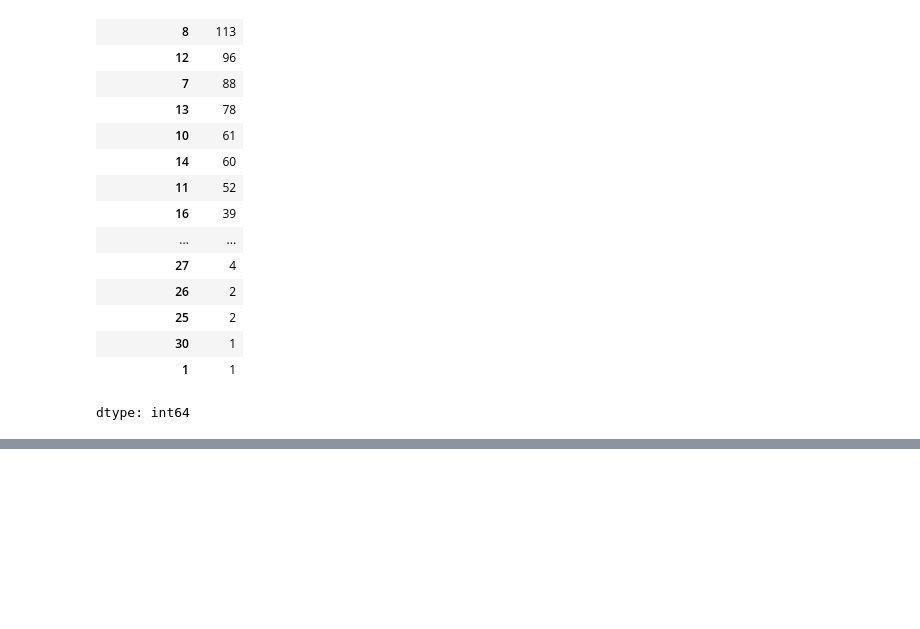
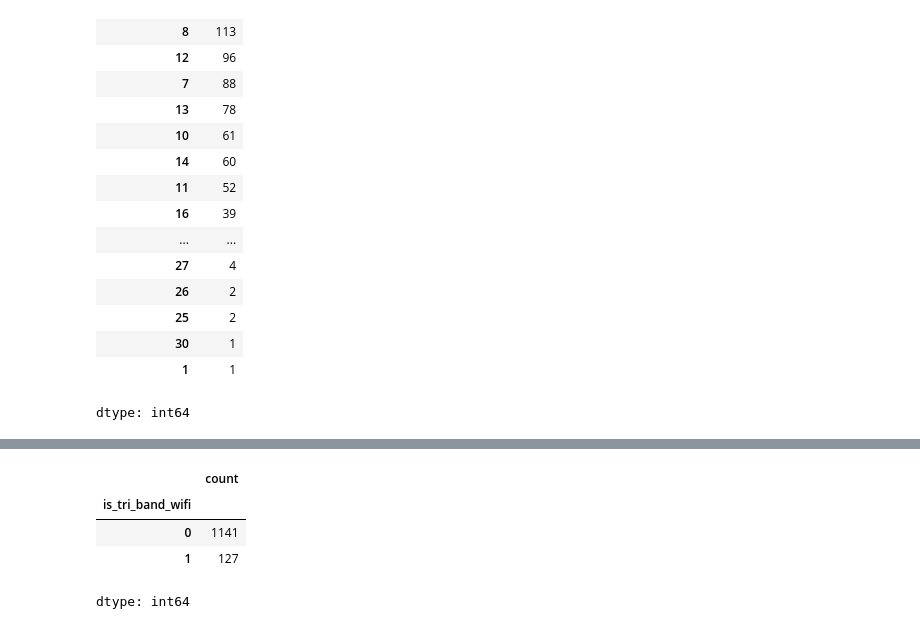
Before and after one commit to rajeshxdatascience/smartphone-recommender-system, a Jupyter notebook: SpecLens_AI_Data_Engineering.ipynb, the cells around one changed output, grey strips where cells are left out. Cells and saved outputs as stored; diff of their text form; code cells hidden in the pictures; blank space fills up the shorter version.

```diff
--- a/SpecLens_AI_Data_Engineering.ipynb
+++ b/SpecLens_AI_Data_Engineering.ipynb
@@ -5039,0 +5062,10 @@ df[df['num_5g_bands'].isnull() & df['5g'].notnull()][['model','5g']]
+# %%
+df['is_tri_band_wifi'] = df['wifi'].str.contains('Tri Band').astype(int)
+# %%
+df['is_tri_band_wifi'].value_counts()
+# %% [output]
+|  | count |
+| is_tri_band_wifi |  |
+| 0 | 1141 |
+| 1 | 127 |
+dtype: int64
```
Also changed, not shown: parts of 4 cells of this notebook.
